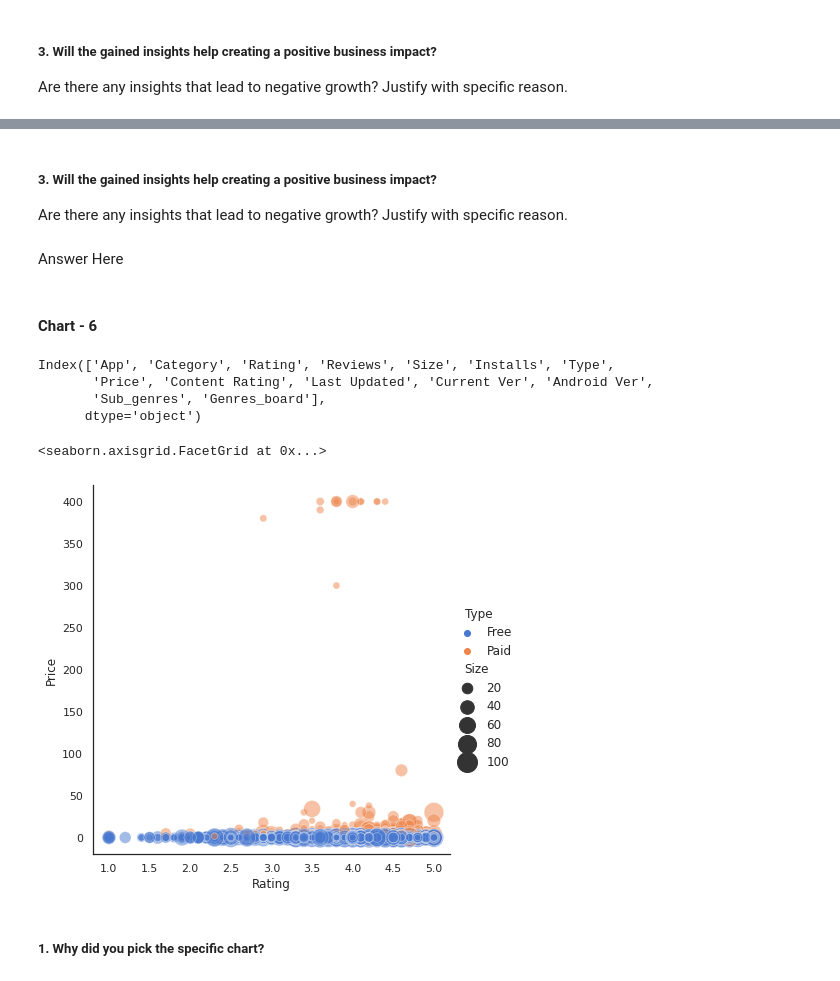
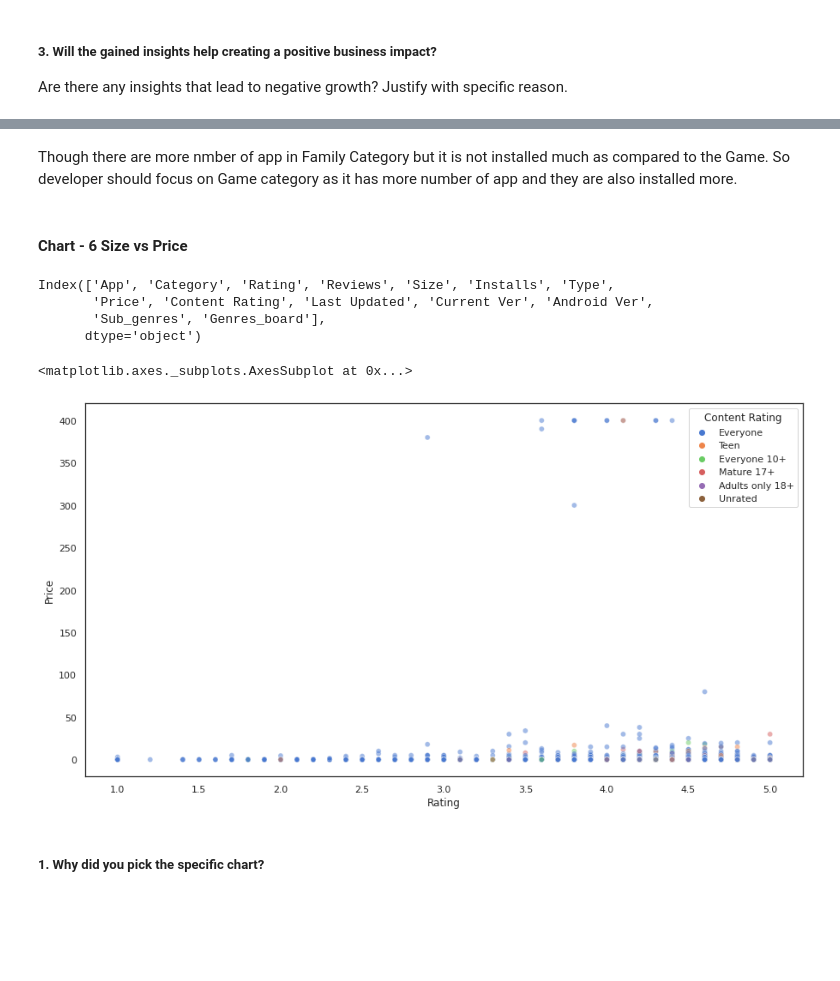
Before and after one commit to maxashoka3/EDA---Play-Store-App, a Jupyter notebook: EDA_on_Play_Store_App_Review.ipynb, the cells around one changed output, grey strips where cells are left out. Saved outputs shown, nothing was run; the diff lists cells and outputs as text; code cells hidden in the pictures; blank space fills up the shorter version.

```diff
--- a/EDA_on_Play_Store_App_Review.ipynb
+++ b/EDA_on_Play_Store_App_Review.ipynb
@@ -375,3 +398,6 @@ Index(['App', 'Category', 'Rating', 'Reviews', 'Size', 'Installs', 'Type',
+# %%
+# deleting that rows
+df = df[df['Category'] != '1.9']
 # %% [markdown]
 ##### App
 # %%
@@ -1161,6 +1160,0 @@ a
-# %%
-sns.set_theme(style="white")
-# Plot miles per gallon against horsepower with other semantics
-sns.relplot(x="horsepower", y="mpg", hue="origin", size="weight",
-            sizes=(40, 400), alpha=.5, palette="muted",
-            height=6, data=mpg)
@@ -1283,10 +1269,7 @@ Answer Here
-# %% [markdown]
-##### 3. Will the gained insights help creating a positive business impact?
-Are there any insights that lead to negative growth? Justify with specific reason.
-# %% [markdown]
-Answer Here
+# %% [markdown]
+Though there are more nmber of app in Family Category but it is not installed much as compared to the Game. So developer should focus on Game category as it has more number of app and they are also installed more.
 # %% [markdown]
-#### Chart - 6
+#### Chart - 6 Size vs Price
 # %%
 df.columns
 # %% [output]
@@ -1297,13 +1280,11 @@ Index(['App', 'Category', 'Rating', 'Reviews', 'Size', 'Installs', 'Type',
 # %%
 # Chart - 6 visualization code
 sns.set_theme(style="white")
 # Plot miles per gallon against horsepower with other semantics
-sns.relplot(x="Rating", y="Price", hue="Type", size="Size",
-            sizes=(40, 400), alpha=.5, palette="muted",
-            height=6, data=df)
+sns.scatterplot(x="Rating", y="Price", hue="Content Rating", alpha=.5, palette="muted",data=df)
 # %% [output]
-<seaborn.axisgrid.FacetGrid at 0x...>
+<matplotlib.axes._subplots.AxesSubplot at 0x...>
-[figure, old version]
+[figure, new version]
 # %% [markdown]
 ##### 1. Why did you pick the specific chart?
 # %% [markdown]
```
Also changed, not shown: parts of 100 cells of this notebook.
